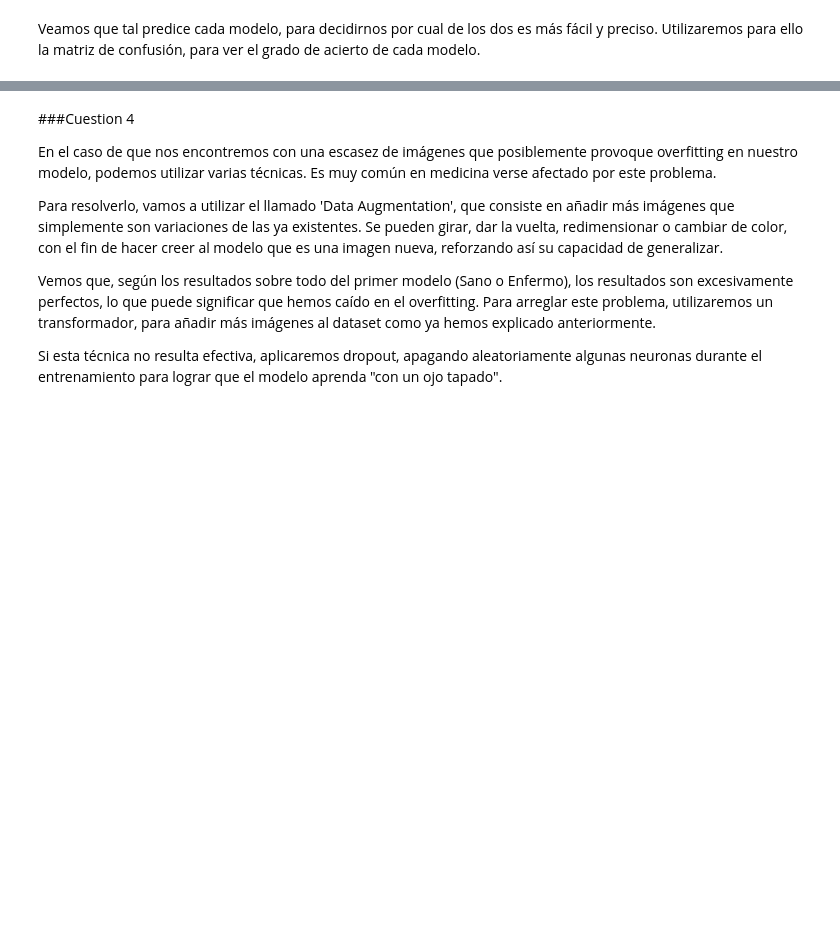
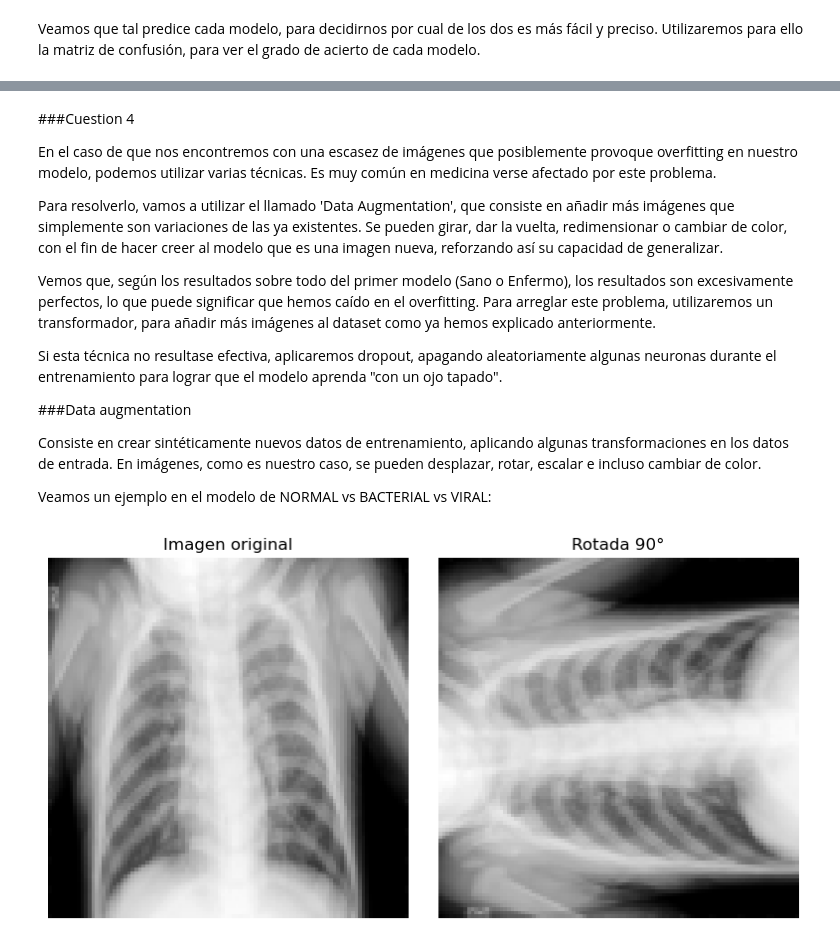
Before and after one commit to Carmoruda/IA_II, a Jupyter notebook: Practica 3/L3P2-Pneumonia.ipynb, the cells around one changed output, grey strips where cells are left out. Drawn from its saved outputs; the diff is of its cells as text; code cells hidden in the pictures; blank space fills up the shorter version.

```diff
--- a/Practica 3/L3P2-Pneumonia.ipynb
+++ b/Practica 3/L3P2-Pneumonia.ipynb
@@ -568,4 +643,37 @@ Para resolverlo, vamos a utilizar el llamado 'Data Augmentation', que consiste e
 
 Vemos que, según los resultados sobre todo del primer modelo (Sano o Enfermo), los resultados son excesivamente perfectos, lo que puede significar que hemos caído en el overfitting. Para arreglar este problema, utilizaremos un transformador, para añadir más imágenes al dataset como ya hemos explicado anteriormente.
 
-Si esta técnica no resulta efectiva, aplicaremos dropout, apagando aleatoriamente algunas neuronas durante el entrenamiento para lograr que el modelo aprenda "con un ojo tapado".
+Si esta técnica no resultase efectiva, aplicaremos dropout, apagando aleatoriamente algunas neuronas durante el entrenamiento para lograr que el modelo aprenda "con un ojo tapado".
+
+###Data augmentation
+
+Consiste en crear sintéticamente nuevos datos de entrenamiento, aplicando algunas transformaciones en los datos de entrada. En imágenes, como es nuestro caso, se pueden desplazar, rotar, escalar e incluso cambiar de color.
+
+Veamos un ejemplo en el modelo de NORMAL vs BACTERIAL vs VIRAL:
+# %%
+import random
+
+#Escogemos una imagen random del conjunto de entrenamiento
+img_existente, etiqueta = train_subset1[random.randint(0, len(train_subset2) - 1)]
+
+#La rotamos 90º usando 'transforms'
+rotacion_90 = transforms.Compose([
+    transforms.RandomRotation((90, 90))  # Rotación fija de 90 grados
+])
+
+#Obtenemos la imagen resultante.
+imagen_rotada = rotacion_90(img_existente)
+
+fig, axs = plt.subplots(1, 2, figsize=(8, 4))
+axs[0].imshow(img_existente.squeeze(), cmap='gray')
+axs[0].set_title('Imagen original')
+axs[0].axis('off')
+
+axs[1].imshow(imagen_rotada.squeeze(), cmap='gray')
+axs[1].set_title('Rotada 90°')
+axs[1].axis('off')
+
+plt.tight_layout()
+plt.show()
+# %% [output]
+[figure, added]
```
Also changed, not shown: parts of 17 cells of this notebook, 3 other files.
